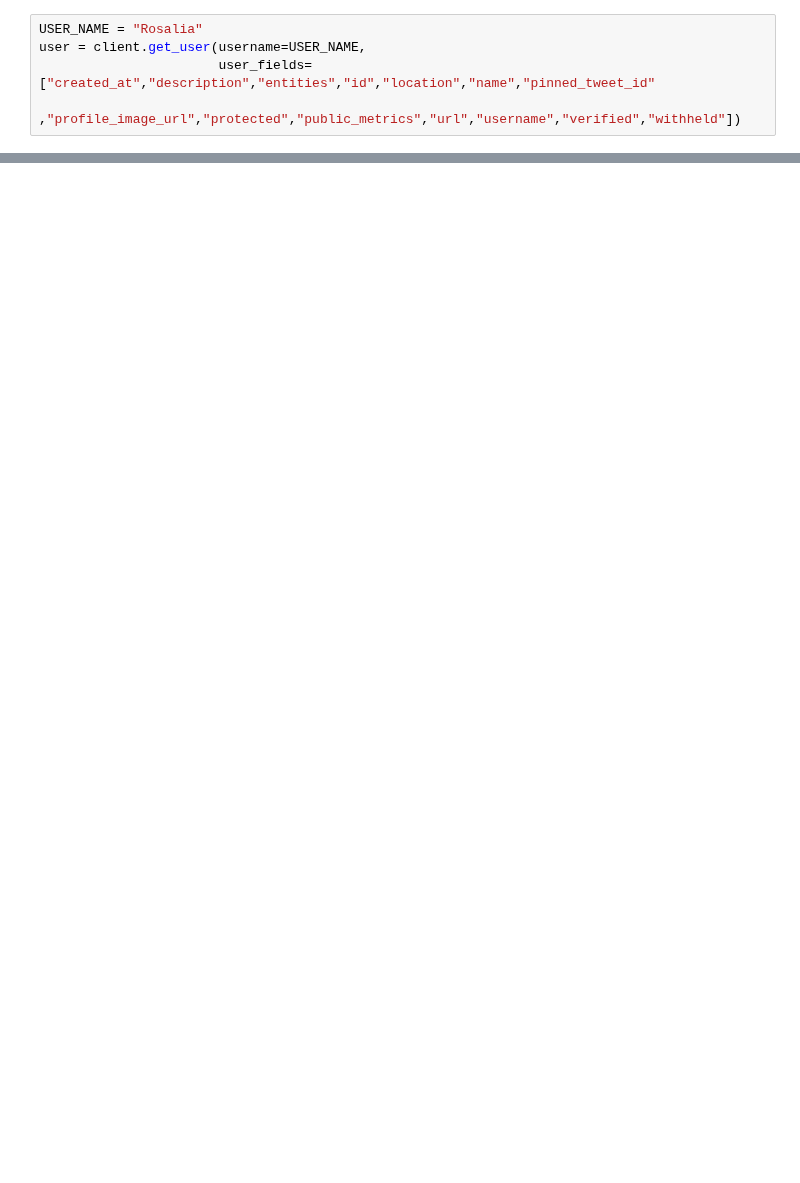
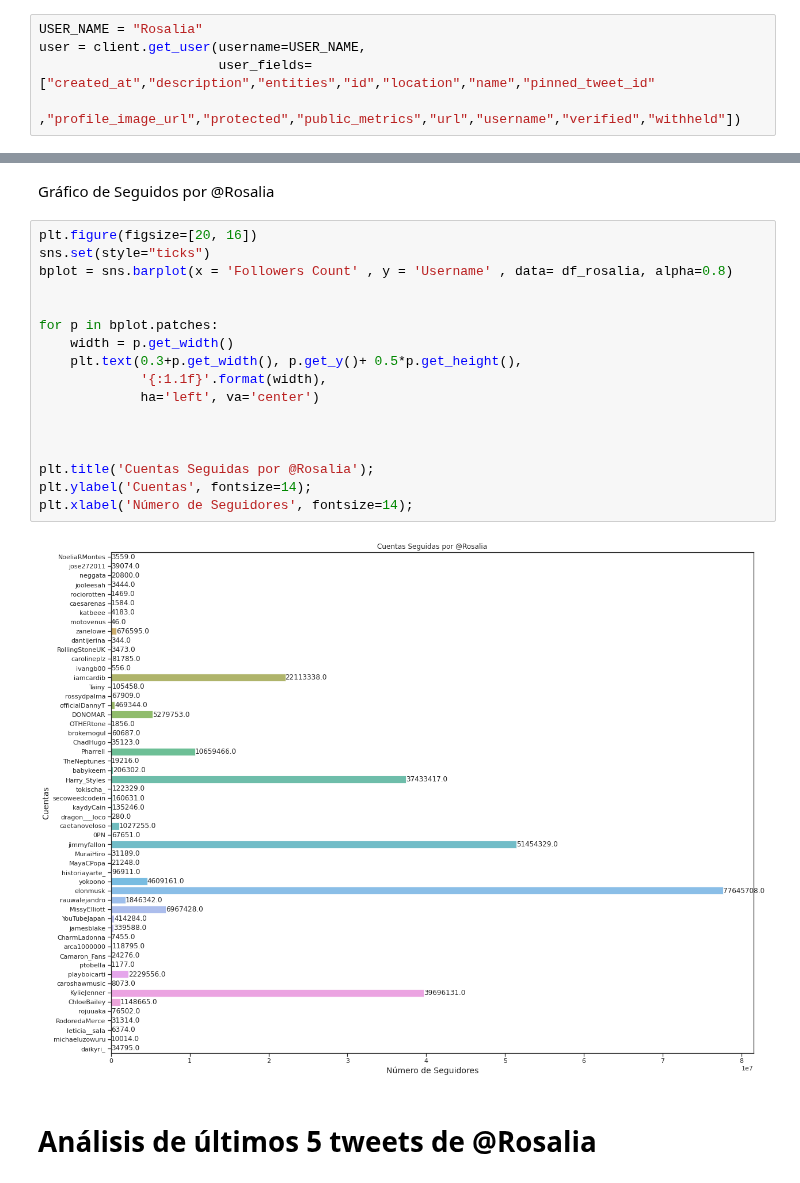
Before and after one commit to JALVARADORUIZ/Magister_BigData_UB, a Jupyter notebook: M3_AI2_ALVARADORUIZJOSEARMANDO.ipynb, the cells around one changed output, grey strips where cells are left out. Cells and saved outputs as stored; diff of their text form; blank space fills up the shorter version.

```diff
--- a/M3_AI2_ALVARADORUIZJOSEARMANDO.ipynb
+++ b/M3_AI2_ALVARADORUIZJOSEARMANDO.ipynb
@@ -126,3 +134,26 @@ df_rosalia[df_rosalia['Followers Count'] == df_rosalia['Followers Count'].max()]
+# %% [markdown]
+Gráfico de Seguidos por @Rosalia
+# %%
+plt.figure(figsize=[20, 16])
+sns.set(style="ticks")
+bplot = sns.barplot(x = 'Followers Count' , y = 'Username' , data= df_rosalia, alpha=0.8)
+
+
+for p in bplot.patches:
+    width = p.get_width()
+    plt.text(0.3+p.get_width(), p.get_y()+ 0.5*p.get_height(),
+             '{:1.1f}'.format(width),
+             ha='left', va='center')
+
+
+
+plt.title('Cuentas Seguidas por @Rosalia');
+plt.ylabel('Cuentas', fontsize=14);
+plt.xlabel('Número de Seguidores', fontsize=14);
+# %% [output]
+[figure, added]
+# %% [markdown]
+# Análisis de últimos 5 tweets de @Rosalia
 # %%
 tweets = client.get_users_tweets(id=user.data.id, tweet_fields=["public_metrics","context_annotations","created_at","geo","lang"],max_results =5)
 
```
Also changed, not shown: parts of 21 cells of this notebook.
